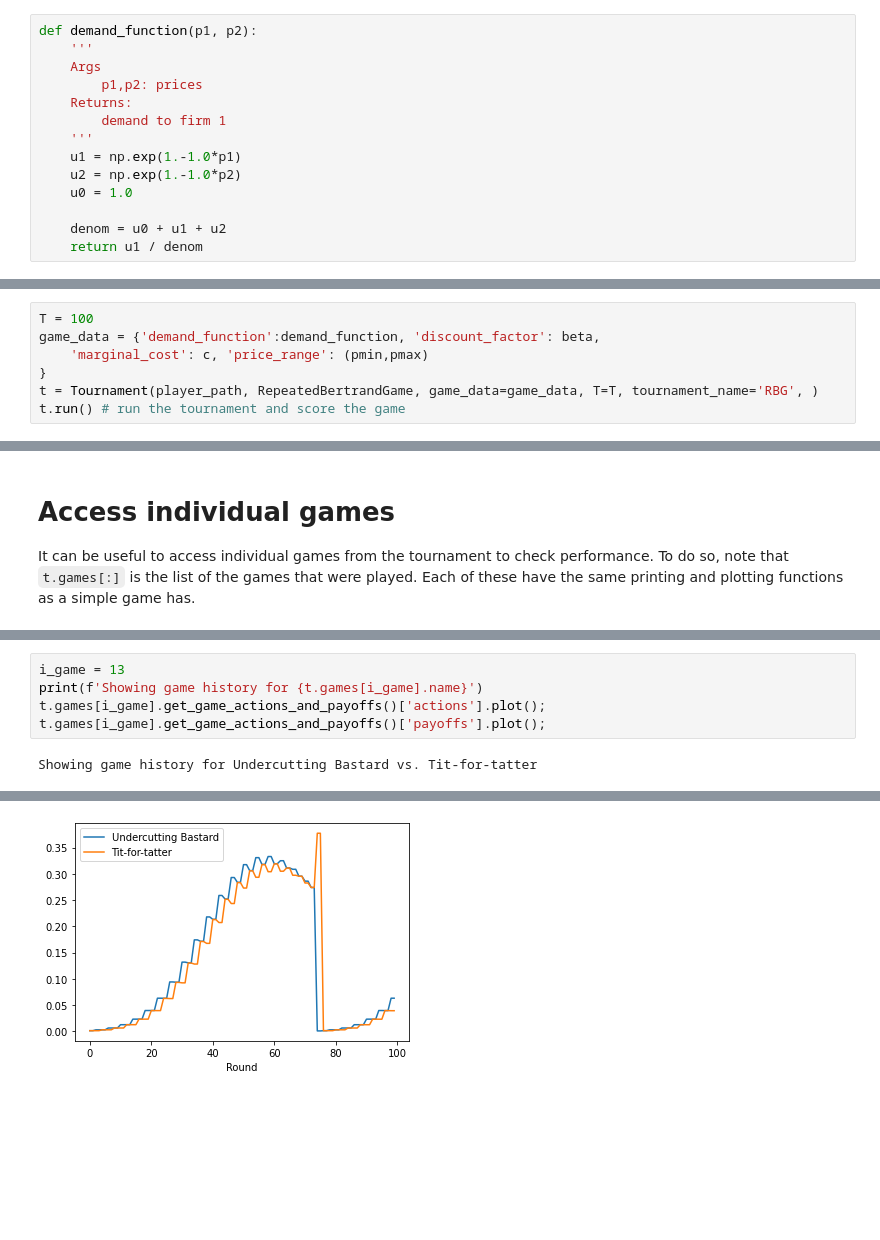
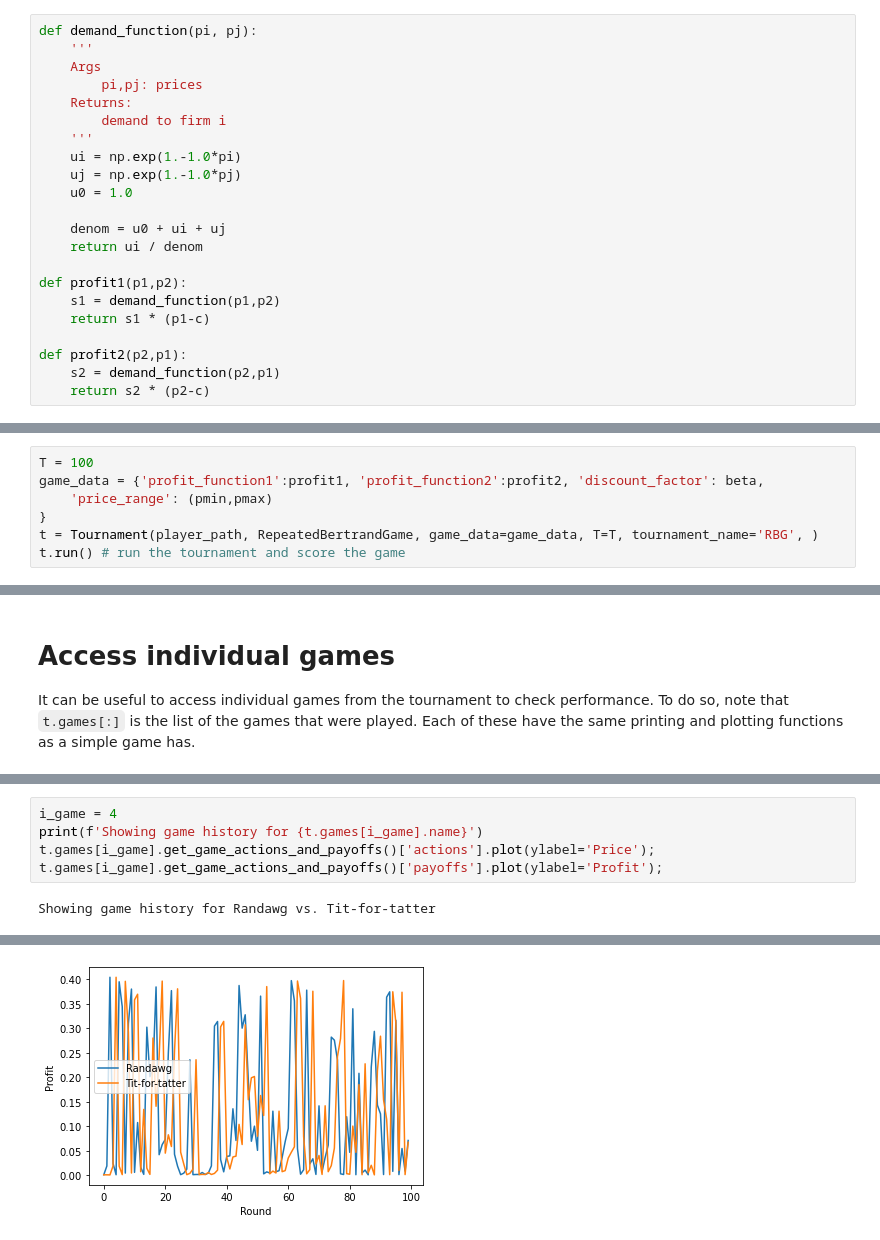
Before and after one commit to GamEconCph/game-tournament, a Jupyter notebook: example_repeated.ipynb, the cells around one changed output, grey strips where cells are left out. Drawn from its saved outputs; the diff is of its cells as text; blank space fills up the shorter version.

Commit message:
Improved repeated games

```diff
--- a/example_repeated.ipynb
+++ b/example_repeated.ipynb
@@ -31,19 +31,27 @@ pmax = 10.
 ### Demand curve
 $$ D_i(p_i, p_j) = \frac{\exp(1-p_i)}{1 + \exp(1-p_i) + \exp(1 - p_j)} $$
 # %%
-def demand_function(p1, p2):
+def demand_function(pi, pj):
     '''
     Args
-        p1,p2: prices
+        pi,pj: prices
     Returns:
-        demand to firm 1
+        demand to firm i
     '''
-    u1 = np.exp(1.-1.0*p1)
-    u2 = np.exp(1.-1.0*p2)
+    ui = np.exp(1.-1.0*pi)
+    uj = np.exp(1.-1.0*pj)
     u0 = 1.0
 
-    denom = u0 + u1 + u2
-    return u1 / denom
+    denom = u0 + ui + uj
+    return ui / denom
+
+def profit1(p1,p2):
+    s1 = demand_function(p1,p2)
+    return s1 * (p1-c)
+
+def profit2(p2,p1):
+    s2 = demand_function(p2,p1)
+    return s2 * (p2-c)
 # %% [markdown]
 # Running a single game
 
@@ -130,8 +142,8 @@ tab['payoffs'].plot();
 This will run a full tournament between all the player functions found in the folder `player_path`.
 # %%
 T = 100
-game_data = {'demand_function':demand_function, 'discount_factor': beta,
-    'marginal_cost': c, 'price_range': (pmin,pmax)
+game_data = {'profit_function1':profit1, 'profit_function2':profit2, 'discount_factor': beta,
+    'price_range': (pmin,pmax)
 }
 t = Tournament(player_path, RepeatedBertrandGame, game_data=game_data, T=T, tournament_name='RBG', )
 t.run() # run the tournament and score the game
@@ -191,7 +196,7 @@ Available games in tournament:
 # %%
-i_game = 13
+i_game = 4
 print(f'Showing game history for {t.games[i_game].name}')
-t.games[i_game].get_game_actions_and_payoffs()['actions'].plot();
-t.games[i_game].get_game_actions_and_payoffs()['payoffs'].plot();
+t.games[i_game].get_game_actions_and_payoffs()['actions'].plot(ylabel='Price');
+t.games[i_game].get_game_actions_and_payoffs()['payoffs'].plot(ylabel='Profit');
 # %% [output]
-Showing game history for Undercutting Bastard vs. Tit-for-tatter
+Showing game history for Randawg vs. Tit-for-tatter
@@ -199 +204 @@ Showing game history for Undercutting Bastard vs. Tit-for-tatter
-[figure, old version]
+[figure, new version]
```
Also changed, not shown: parts of 12 cells of this notebook, 7 other files.
